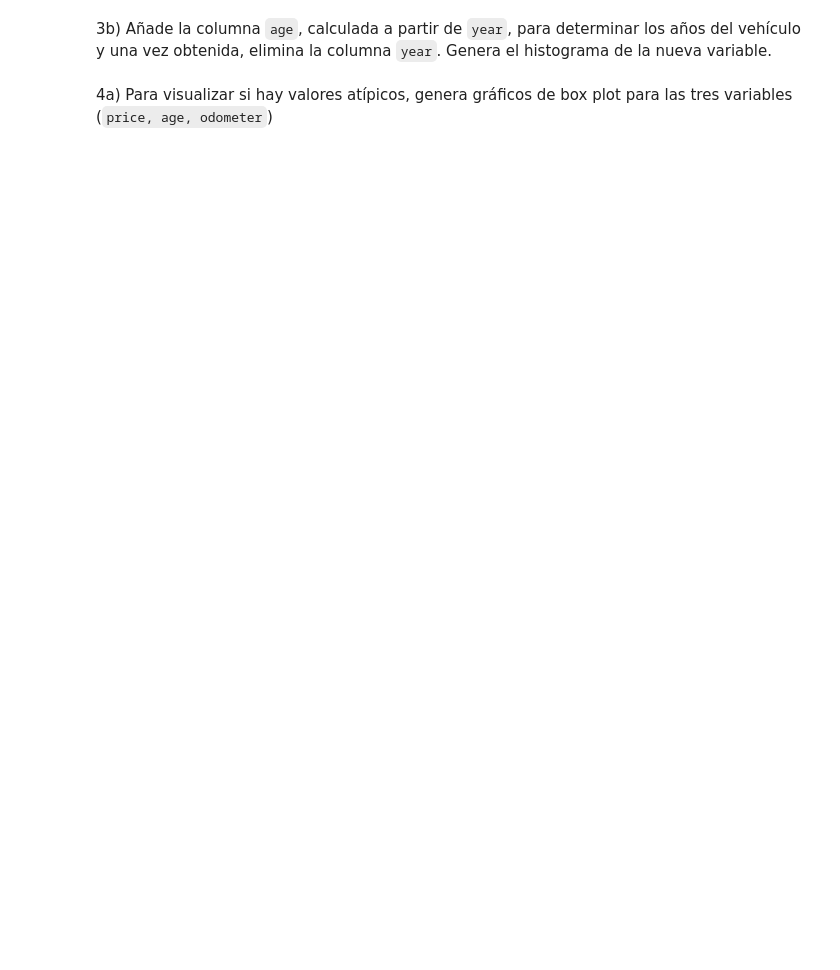
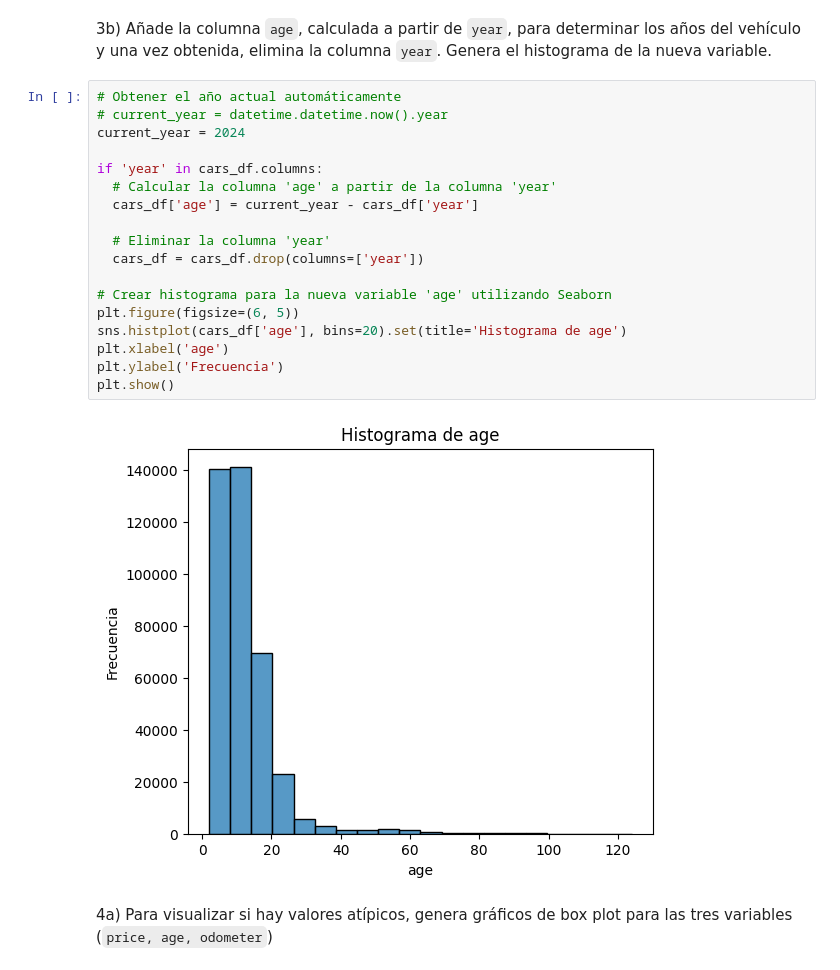
Before and after one commit to GeminiNetSailor/Data-science-and-analytics, a Jupyter notebook: 6.2 Actividad 6. FE/Actividad6FE_Equipo04.ipynb, the cells around one changed output. Drawn from its saved outputs; the diff is of its cells as text; blank space fills up the shorter version.

```diff
--- a/6.2 Actividad 6. FE/Actividad6FE_Equipo04.ipynb
+++ b/6.2 Actividad 6. FE/Actividad6FE_Equipo04.ipynb
@@ -346,4 +392,24 @@ columns_with_missing
 # %% [markdown]
 3b) Añade la columna `age`, calculada a partir de `year`, para determinar los años del vehículo y una vez obtenida, elimina la columna `year`. Genera el histograma de la nueva variable.
+# %%
+# Obtener el año actual automáticamente
+# current_year = datetime.datetime.now().year
+current_year = 2024
+
+if 'year' in cars_df.columns:
+  # Calcular la columna 'age' a partir de la columna 'year'
+  cars_df['age'] = current_year - cars_df['year']
+
+  # Eliminar la columna 'year'
+  cars_df = cars_df.drop(columns=['year'])
+
+# Crear histograma para la nueva variable 'age' utilizando Seaborn
+plt.figure(figsize=(6, 5))
+sns.histplot(cars_df['age'], bins=20).set(title='Histograma de age')
+plt.xlabel('age')
+plt.ylabel('Frecuencia')
+plt.show()
+# %% [output]
+[figure, added]
 # %% [markdown]
 4a) Para visualizar si hay valores atípicos, genera gráficos de box plot para las tres variables (`price, age, odometer`)
```
Also changed, not shown: parts of 10 cells of this notebook.
